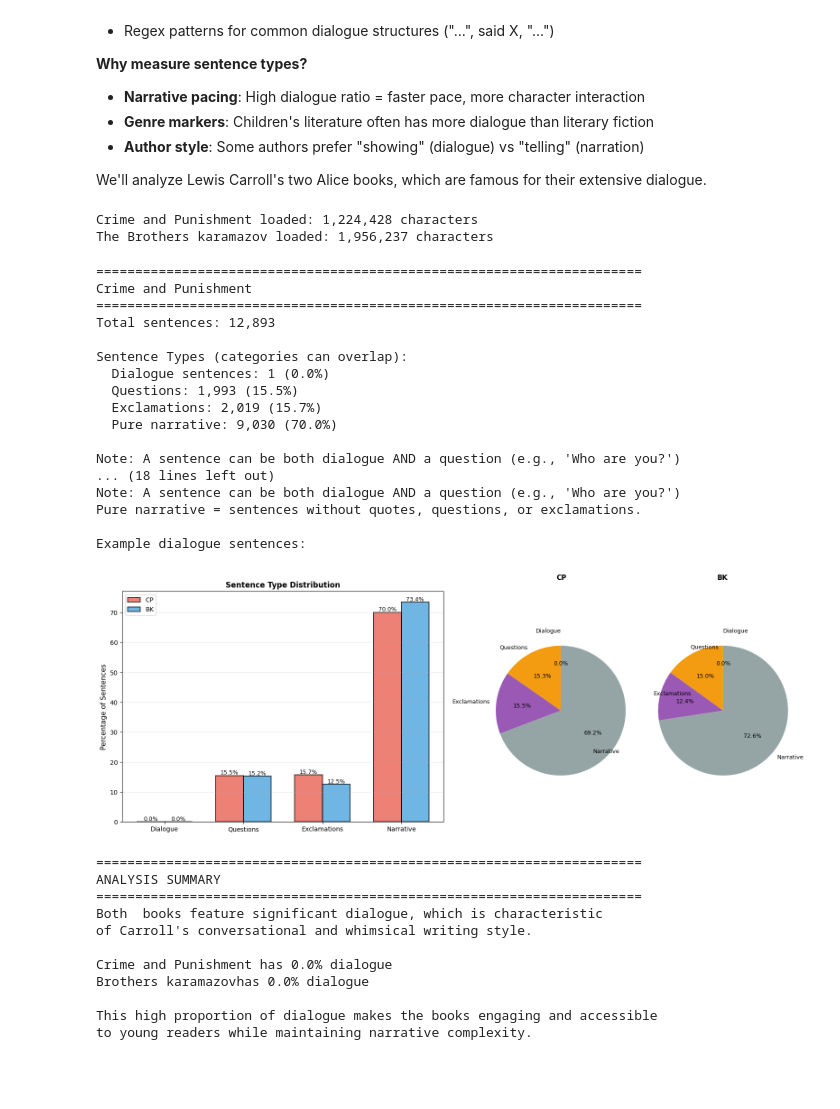
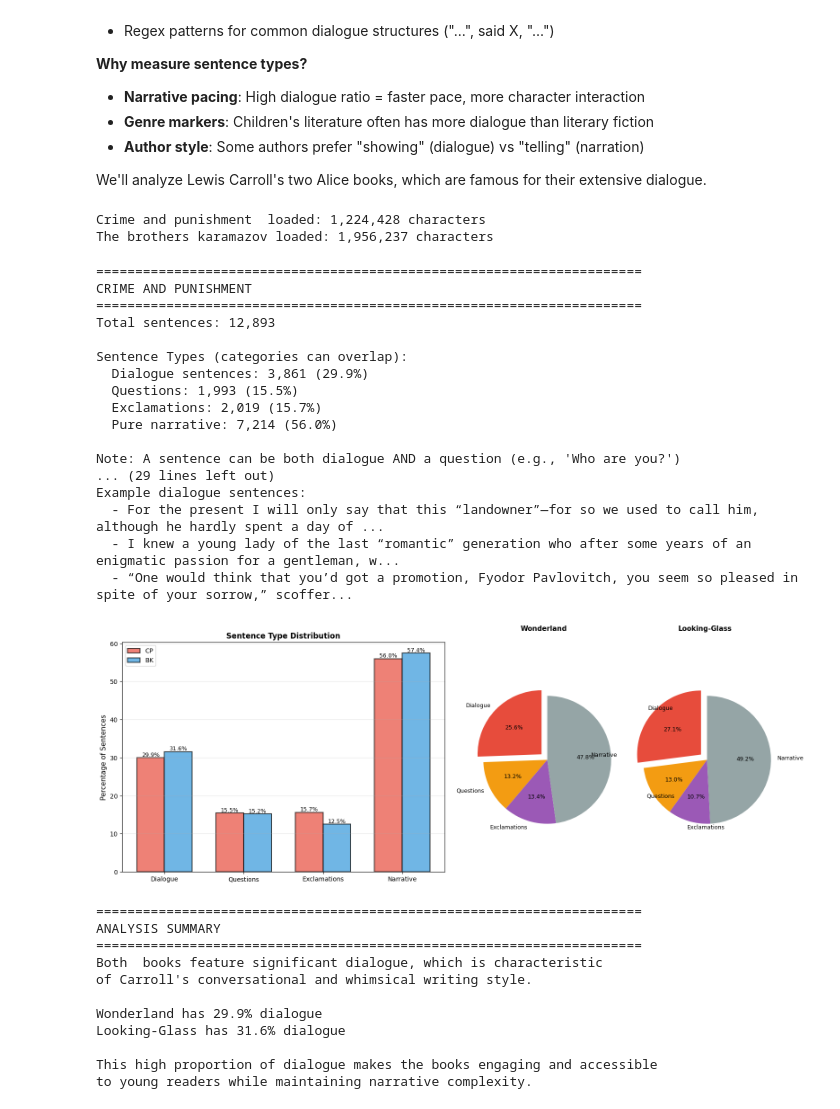
Before and after one commit to NLP-M-A-D/applied-NLP-week3, a Jupyter notebook: notebooks/5_AppliedNLP_Session3_Sentence_Types_and_Dialogue.ipynb, the cells around one changed output. Drawn from its saved outputs; the diff is of its cells as text; code cells hidden in the pictures; blank space fills up the shorter version.

```diff
--- a/notebooks/5_AppliedNLP_Session3_Sentence_Types_and_Dialogue.ipynb
+++ b/notebooks/5_AppliedNLP_Session3_Sentence_Types_and_Dialogue.ipynb
@@ -38,7 +38,7 @@ We'll analyze Lewis Carroll's two Alice books, which are famous for their extens
 # %%
 import re
 
-# Load the  books from Project DATA FILE
+# Load the Alice books from Project Gutenberg
 def load_book(filepath):
     """Load and clean book text from Project Gutenberg"""
     with open(filepath, 'r', encoding='utf-8') as f:
@@ -65,11 +65,11 @@ def load_book(filepath):
 CP_text = load_book('../data/Crime-punishment.txt')
 BK_text = load_book('../data/The-Brotherskaramazov.txt')
 
-print(f"Crime and Punishment loaded: {len(CP_text):,} characters")
-print(f"The Brothers karamazov loaded: {len(BK_text):,} characters")
+print(f"Crime and punishment  loaded: {len(CP_text):,} characters")
+print(f"The brothers karamazov loaded: {len(BK_text):,} characters")
 # %% [output]
-Crime and Punishment loaded: 1,224,428 characters
-The Brothers karamazov loaded: 1,956,237 characters
+Crime and punishment  loaded: 1,224,428 characters
+The brothers karamazov loaded: 1,956,237 characters
 # %%
 def analyze_sentence_types(text, book_name):
     """Analyze sentence types: dialogue, questions, exclamations, narrative"""
@@ -96,7 +96,7 @@ def analyze_sentence_types(text, book_name):
         # - Complete quoted sentences: "Hello," she said.
         # - Partial quotes within narrative: She said "hello" to him.
         # - Multi-sentence dialogue: Each sentence in a long speech is marked
-        has_dialogue = bool(re.search(r'["\'"\'"]', s))
+        has_dialogue = bool(re.search(r'["\'"\'"\”“]', s))
 
         is_question = '?' in s
         is_exclamation = '!' in s
@@ -142,26 +142,26 @@ def analyze_sentence_types(text, book_name):
     }
 
 # Analyze both books
-CP_stats = analyze_sentence_types(CP_text, "Crime and Punishment")
-BKstats = analyze_sentence_types(BK_text, "The Brothers Karamazov ")
+CP_stats = analyze_sentence_types(CP_text, "CRIME AND PUNISHMENT")
+BK_stats = analyze_sentence_types(BK_text, "THE BROTHERS KARMAZOV")
 # %% [output]
 ======================================================================
-Crime and Punishment
+CRIME AND PUNISHMENT
 ======================================================================
 Total sentences: 12,893
 
 Sentence Types (categories can overlap):
-  Dialogue sentences: 1 (0.0%)
+  Dialogue sentences: 3,861 (29.9%)
   Questions: 1,993 (15.5%)
   Exclamations: 2,019 (15.7%)
-  Pure narrative: 9,030 (70.0%)
+  Pure narrative: 7,214 (56.0%)
 
 Note: A sentence can be both dialogue AND a question (e.g., 'Who are you?')
-... (18 lines left out)
-Note: A sentence can be both dialogue AND a question (e.g., 'Who are you?')
-Pure narrative = sentences without quotes, questions, or exclamations.
-
+... (29 lines left out)
 Example dialogue sentences:
+  - For the present I will only say that this “landowner”﻿—for so we used to call him, although he hardly spent a day of ...
+  - I knew a young lady of the last “romantic” generation who after some years of an enigmatic passion for a gentleman, w...
+  - “One would think that you’d got a promotion, Fyodor Pavlovitch, you seem so pleased in spite of your sorrow,” scoffer...
 # %%
 # Visualize the comparison
 import matplotlib.pyplot as plt
@@ -171,24 +171,24 @@ fig, axes = plt.subplots(1, 2, figsize=(16, 6))
 
 # Stacked bar chart
 categories = ['Dialogue', 'Questions', 'Exclamations', 'Narrative']
-wonderland_values = [
+CP_values = [
     CP_stats['dialogue'] / CP_stats['total'] * 100,
     CP_stats['questions'] / CP_stats['total'] * 100,
     CP_stats['exclamations'] / CP_stats['total'] * 100,
     CP_stats['narrative'] / CP_stats['total'] * 100
 ]
 looking_glass_values = [
-    BK_stats['dialogue'] / looking_glass_stats['total'] * 100,
-    BK_stats['questions'] / looking_glass_stats['total'] * 100,
-    BK_stats['exclamations'] / looking_glass_stats['total'] * 100,
-    looking_glass_stats['narrative'] / looking_glass_stats['total'] * 100
+    BK_stats['dialogue'] / BK_stats['total'] * 100,
+    BK_stats['questions'] / BK_stats['total'] * 100,
+    BK_stats['exclamations'] / BK_stats['total'] * 100,
+    BK_stats['narrative'] / BK_stats['total'] * 100
 ]
 
 ax1 = axes[0]
 x = np.arange(len(categories))
 width = 0.35
 
-bars1 = ax1.bar(x - width/2, wonderland_values, width, label='CP',
+bars1 = ax1.bar(x - width/2, CP_values, width, label='CP',
                 color='#e74c3c', alpha=0.7, edgecolor='black', linewidth=1.5)
 bars2 = ax1.bar(x + width/2, looking_glass_values, width, label='BK',
                 color='#3498db', alpha=0.7, edgecolor='black', linewidth=1.5)
@@ -213,54 +213,54 @@ ax2 = axes[1]
 # Create two pie charts side by side within the second subplot
 pie_data_w = [CP_stats['dialogue'], CP_stats['questions'],
               CP_stats['exclamations'], CP_stats['narrative']]
-pie_data_lg = [looking_glass_stats['dialogue'], looking_glass_stats['questions'],
-               looking_glass_stats['exclamations'], looking_glass_stats['narrative']]
+pie_data_lg = [BK_stats['dialogue'], BK_stats['questions'],
+               BK_stats['exclamations'], BK_stats['narrative']]
 
 colors_pie = ['#e74c3c', '#f39c12', '#9b59b6', '#95a5a6']
 explode = (0.05, 0, 0, 0)
 
 # Create sub-axes for the two pie charts
 from matplotlib.patches import Rectangle
-ax2.text(0.25, 1.05, "CP", ha='center', transform=ax2.transAxes, fontsize=11, fontweight='bold')
-ax2.text(0.75, 1.05, "BK", ha='center', transform=ax2.transAxes, fontsize=11, fontweight='bold')
+ax2.text(0.25, 1.05, "Wonderland", ha='center', transform=ax2.transAxes, fontsize=11, fontweight='bold')
+ax2.text(0.75, 1.05, "Looking-Glass", ha='center', transform=ax2.transAxes, fontsize=11, fontweight='bold')
 
 # Left pie
 pie1 = ax2.pie(pie_data_w, labels=categories, autopct='%1.1f%%', startangle=90,
                colors=colors_pie, explode=explode, textprops={'fontsize': 9},
                center=(-0.5, 0), radius=0.4)
 
 # Right pie
 pie2 = ax2.pie(pie_data_lg, labels=categories, autopct='%1.1f%%', startangle=90,
                colors=colors_pie, explode=explode, textprops={'fontsize': 9},
                center=(0.5, 0), radius=0.4)
 
 ax2.set_xlim(-1, 1)
 ax2.set_ylim(-0.5, 0.5)
 ax2.axis('equal')
 
 plt.tight_layout()
 plt.show()
 
 # Summary
 print("\n" + "="*70)
 print("ANALYSIS SUMMARY")
 print("="*70)
 print("Both  books feature significant dialogue, which is characteristic")
 print("of Carroll's conversational and whimsical writing style.")
-print(f"\nCrime and Punishment has {wonderland_stats['dialogue']/wonderland_stats['total']*100:.1f}% dialogue")
-print(f"Brothers karamazovhas {looking_glass_stats['dialogue']/looking_glass_stats['total']*100:.1f}% dialogue")
+print(f"\nWonderland has {CP_stats['dialogue']/CP_stats['total']*100:.1f}% dialogue")
+print(f"Looking-Glass has {BK_stats['dialogue']/BK_stats['total']*100:.1f}% dialogue")
 print("\nThis high proportion of dialogue makes the books engaging and accessible")
 print("to young readers while maintaining narrative complexity.")
 # %% [output]
-[figure, old version]
+[figure, new version]
 ======================================================================
 ANALYSIS SUMMARY
 ======================================================================
 Both  books feature significant dialogue, which is characteristic
 of Carroll's conversational and whimsical writing style.
 
-Crime and Punishment has 0.0% dialogue
-Brothers karamazovhas 0.0% dialogue
+Wonderland has 29.9% dialogue
+Looking-Glass has 31.6% dialogue
 
 This high proportion of dialogue makes the books engaging and accessible
 to young readers while maintaining narrative complexity.
```
